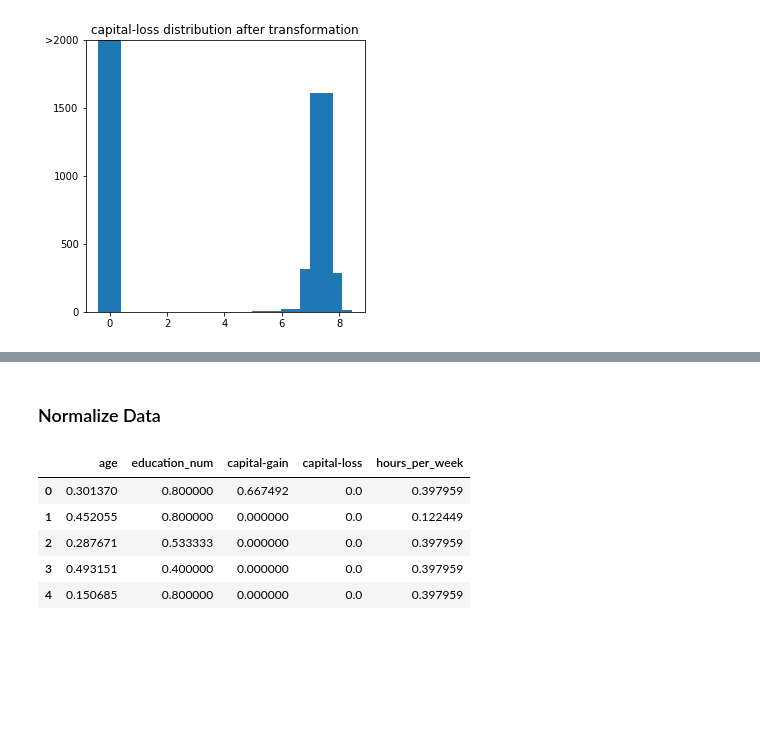
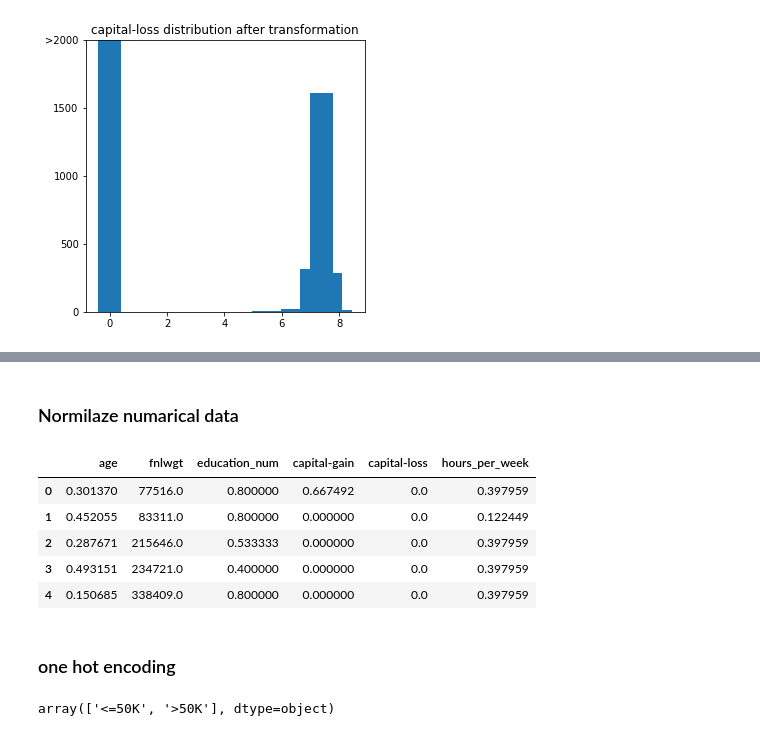
Before and after one commit to SalmaAbass/Finding-Donors-for-CharityML, a Jupyter notebook: Census Income Data.ipynb, the cells around one changed output, grey strips where cells are left out. Saved outputs shown, nothing was run; the diff lists cells and outputs as text; code cells hidden in the pictures; blank space fills up the shorter version.

Commit message:
save final data

```diff
--- a/Census Income Data.ipynb
+++ b/Census Income Data.ipynb
@@ -363,2 +362,5 @@ income = full_data.income
+# %%
+i = ['capital-gain','capital-loss']
+full_data[i]= full_data[i].apply(lambda x : np.log(x+1))
 # %% [markdown]
 ### Check
@@ -475,17 +378,23 @@ Name: income, dtype: int64
-# %% [markdown]
-### Normalize Data
+# %% [markdown]
+### Normilaze numarical data
 # %%
 from sklearn.preprocessing import MinMaxScaler
 # %%
 num = ['age','education_num','capital-loss','hours_per_week','capital-gain']
 scaler = MinMaxScaler()
-features[num] = scaler.fit_transform(features[num])
+full_data[num] = scaler.fit_transform(full_data[num])
 # %%
-features.select_dtypes('float').head()
+full_data.select_dtypes('float').head()
 # %% [output]
-|  | age | education_num | capital-gain | capital-loss | hours_per_week |
-| 0 | 0.301370 | 0.800000 | 0.667492 | 0.0 | 0.397959 |
-| 1 | 0.452055 | 0.800000 | 0.000000 | 0.0 | 0.122449 |
-| 2 | 0.287671 | 0.533333 | 0.000000 | 0.0 | 0.397959 |
-| 3 | 0.493151 | 0.400000 | 0.000000 | 0.0 | 0.397959 |
-| 4 | 0.150685 | 0.800000 | 0.000000 | 0.0 | 0.397959 |
+|  | age | fnlwgt | education_num | capital-gain | capital-loss | hours_per_week |
+| 0 | 0.301370 | 77516.0 | 0.800000 | 0.667492 | 0.0 | 0.397959 |
+| 1 | 0.452055 | 83311.0 | 0.800000 | 0.000000 | 0.0 | 0.122449 |
+| 2 | 0.287671 | 215646.0 | 0.533333 | 0.000000 | 0.0 | 0.397959 |
+| 3 | 0.493151 | 234721.0 | 0.400000 | 0.000000 | 0.0 | 0.397959 |
+| 4 | 0.150685 | 338409.0 | 0.800000 | 0.000000 | 0.0 | 0.397959 |
+# %% [markdown]
+### one hot encoding
+# %%
+full_data.income.unique()
+# %% [output]
+array(['<=50K', '>50K'], dtype=object)
```
Also changed, not shown: parts of 31 cells of this notebook, 1 other file.
